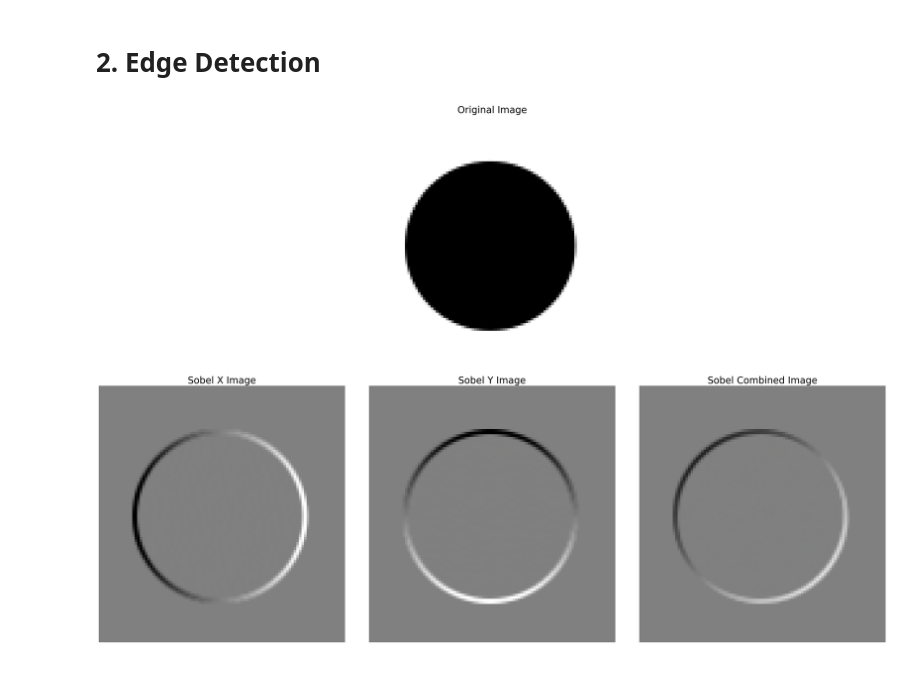
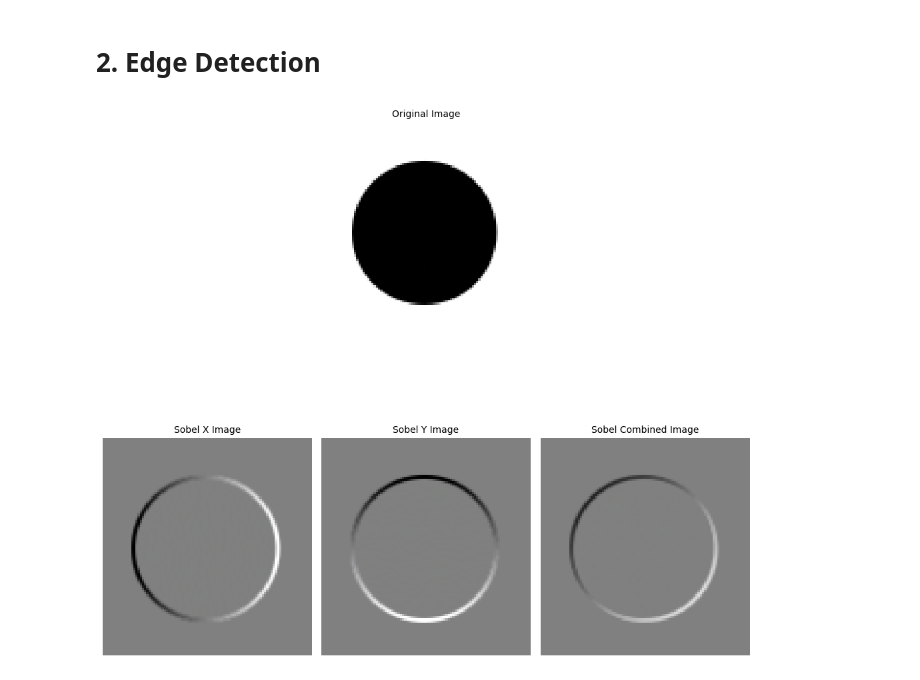
Before and after one commit to chFleschutz/computer-vision, a Jupyter notebook: Exercise01/exercise01.ipynb, the cells around one changed output. Drawn from its saved outputs; the diff is of its cells as text; code cells hidden in the pictures.

```diff
--- a/Exercise01/exercise01.ipynb
+++ b/Exercise01/exercise01.ipynb
@@ -105,24 +102,24 @@ sobel_y_image = cv2.normalize(sobel_y_image, None, 0, 255, cv2.NORM_MINMAX)
 
 sobel_combined = cv2.addWeighted(sobel_x_image, 0.5, sobel_y_image, 0.5, 0)
 # %%
-plt.figure(figsize=(30, 20))
+plt.figure(figsize=(10, 10))
 plt.subplot(2, 3, 2)
-plt.title('Original Image', fontsize=25)
+plt.title('Original Image', fontsize=10)
 plt.imshow(image)
 plt.axis('off')
 plt.subplot(2, 3, 4)
-plt.title('Sobel X Image', fontsize=25)
+plt.title('Sobel X Image', fontsize=10)
 plt.imshow(sobel_x_image)
 plt.axis('off')
 plt.subplot(2, 3, 5)
-plt.title('Sobel Y Image', fontsize=25)
+plt.title('Sobel Y Image', fontsize=10)
 plt.imshow(sobel_y_image)
 plt.axis('off')
 plt.subplot(2, 3, 6)
-plt.title('Sobel Combined Image', fontsize=25)
+plt.title('Sobel Combined Image', fontsize=10)
 plt.imshow(sobel_combined)
 plt.axis('off')
 plt.tight_layout()
 plt.show()
 # %% [output]
-[figure, old version]
+[figure, new version]
```
Also changed, not shown: parts of 5 cells of this notebook, 1 other file.
